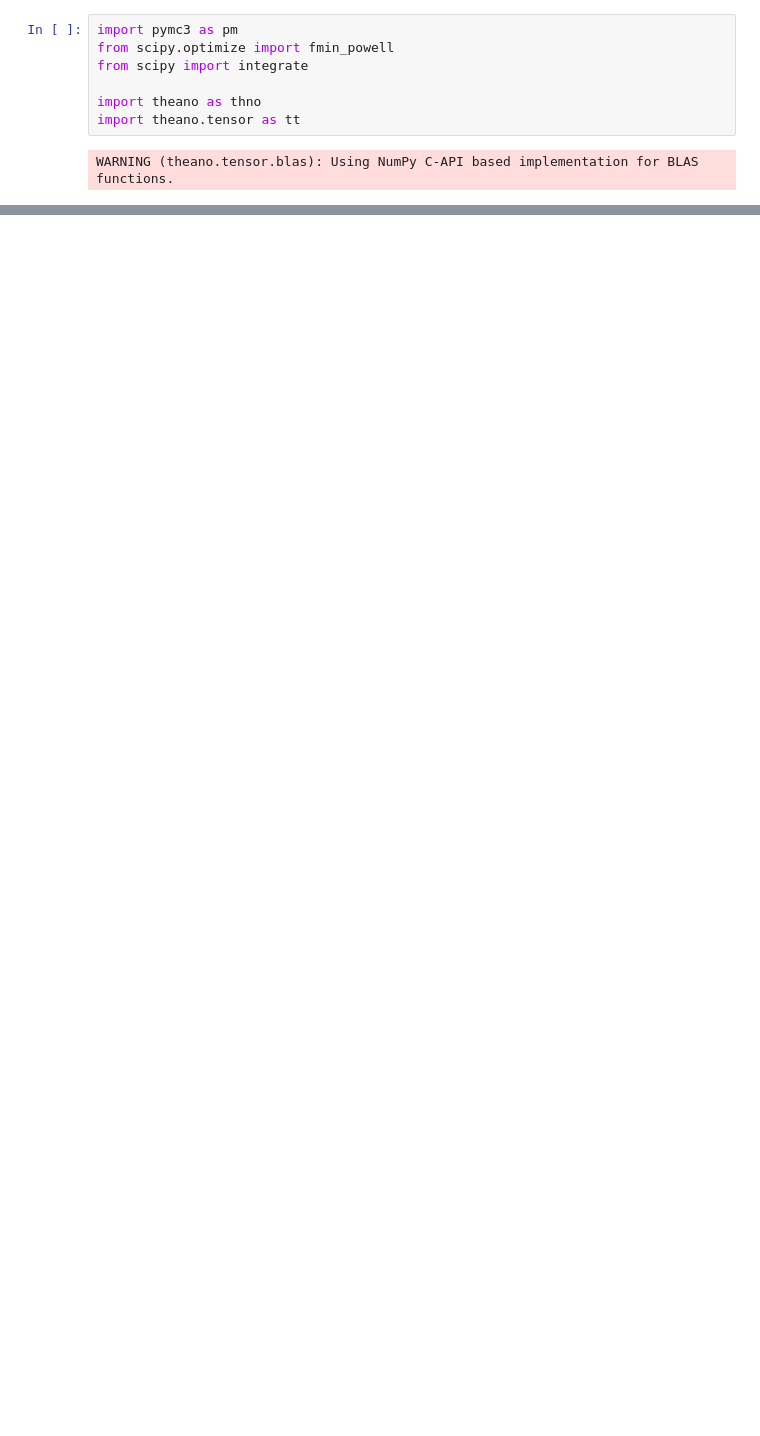
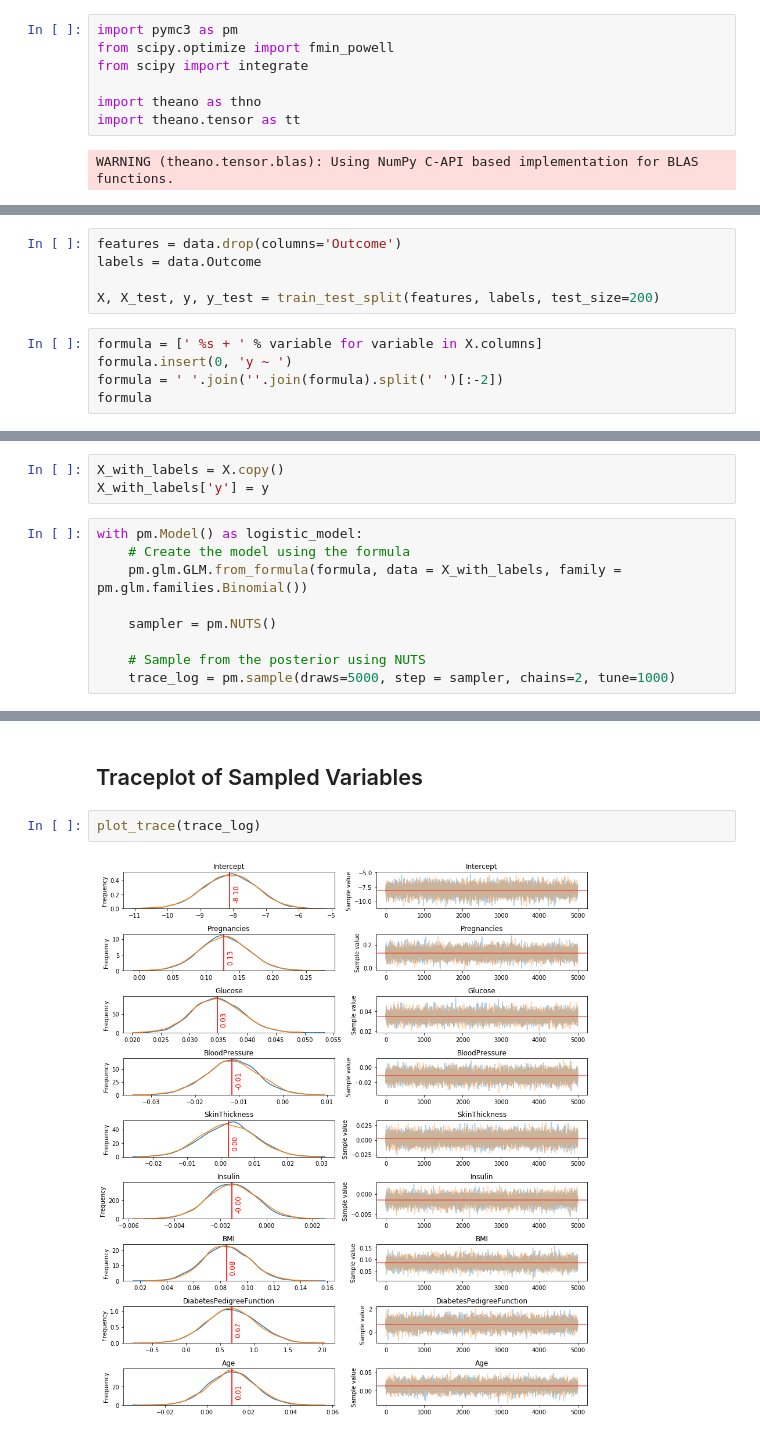
Before and after one commit to WillKoehrsen/eecs-491, a Jupyter notebook: assign/project/work/Bayesian Logistic Regression.ipynb, the cells around one changed output, grey strips where cells are left out. Cells and saved outputs as stored; diff of their text form; blank space fills up the shorter version.

```diff
--- a/assign/project/work/Bayesian Logistic Regression.ipynb
+++ b/assign/project/work/Bayesian Logistic Regression.ipynb
@@ -143,0 +43,10 @@ plt.contourf(pc1, pc2, y)
+# %%
+features = data.drop(columns='Outcome')
+labels = data.Outcome
+
+X, X_test, y, y_test = train_test_split(features, labels, test_size=200)
+# %%
+formula = [' %s + ' % variable for variable in X.columns]
+formula.insert(0, 'y ~ ')
+formula = ' '.join(''.join(formula).split(' ')[:-2])
+formula
@@ -143,0 +57,12 @@ plt.contourf(pc1, pc2, y)
+# %%
+X_with_labels = X.copy()
+X_with_labels['y'] = y
+# %%
+with pm.Model() as logistic_model:
+    # Create the model using the formula
+    pm.glm.GLM.from_formula(formula, data = X_with_labels, family = pm.glm.families.Binomial())
+
+    sampler = pm.NUTS()
+
+    # Sample from the posterior using NUTS
+    trace_log = pm.sample(draws=5000, step = sampler, chains=2, tune=1000)
@@ -143,0 +74,6 @@ plt.contourf(pc1, pc2, y)
+# %% [markdown]
+## Traceplot of Sampled Variables
+# %%
+plot_trace(trace_log)
+# %% [output]
+[figure, added]
```
Also changed, not shown: parts of 46 cells of this notebook.
